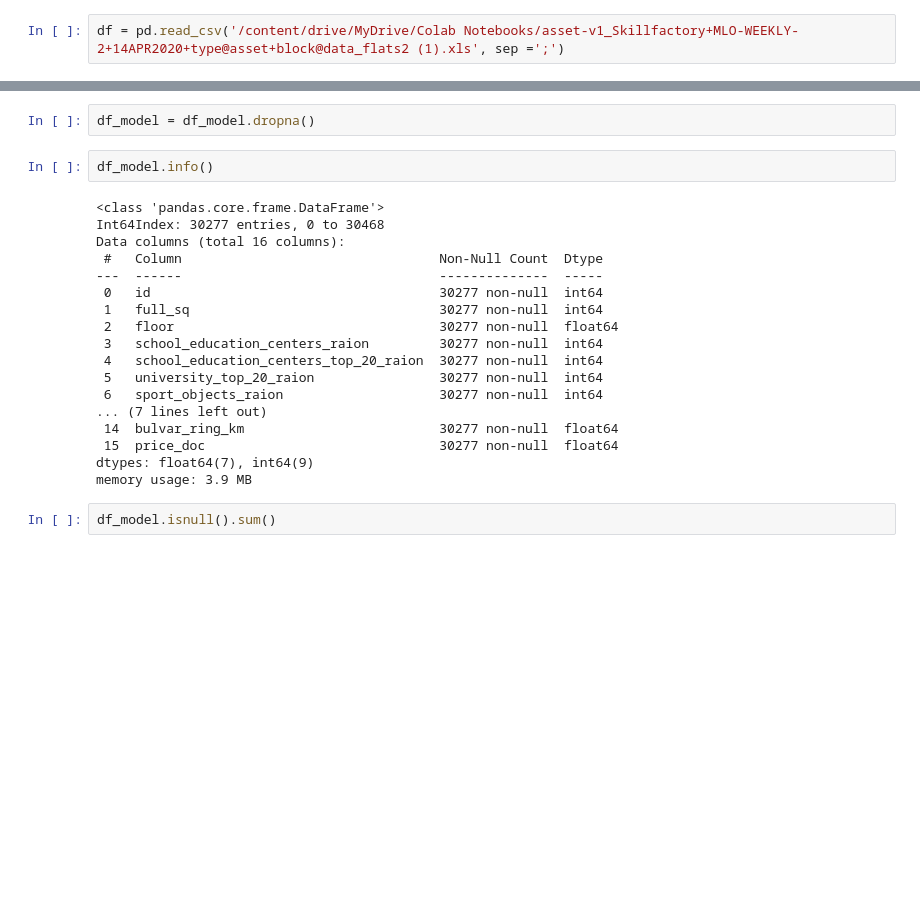
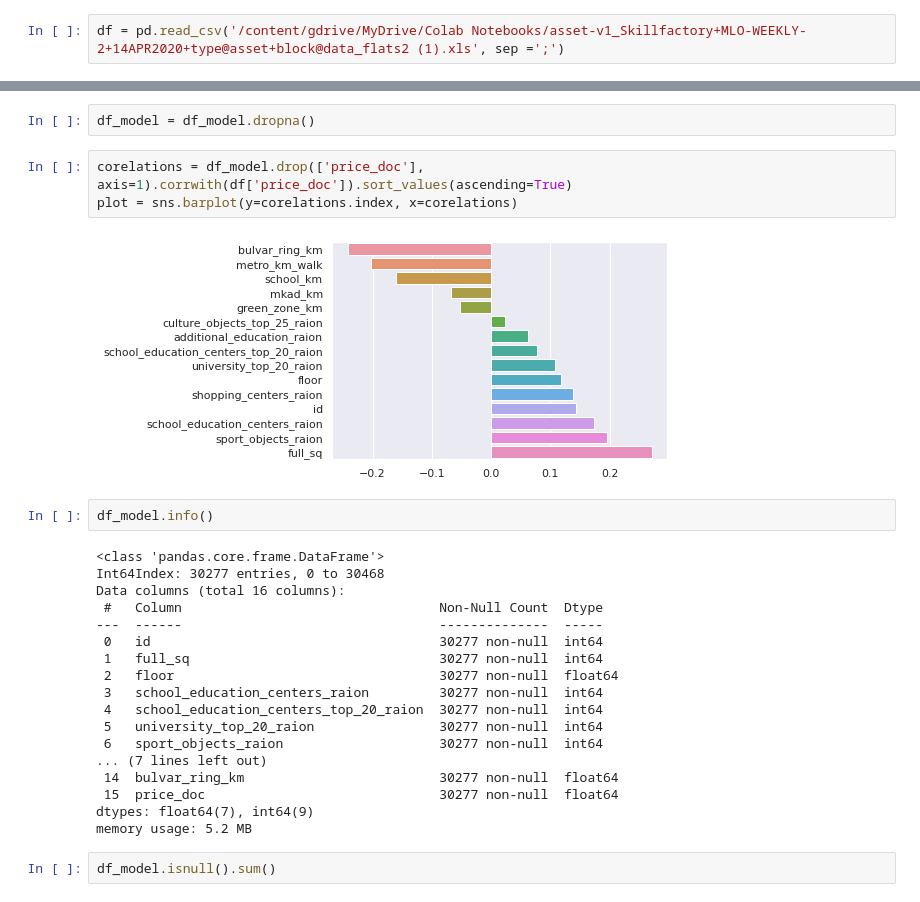
Before and after one commit to andrian2020/Skill_github, a Jupyter notebook: LinearRegression_practice.ipynb, the cells around one changed output, grey strips where cells are left out. Saved outputs shown, nothing was run; the diff lists cells and outputs as text; blank space fills up the shorter version.

```diff
--- a/LinearRegression_practice.ipynb
+++ b/LinearRegression_practice.ipynb
@@ -19,5 +19,5 @@ Mounted at /content/gdrive
 # %%
-df = pd.read_csv('/content/drive/MyDrive/Colab Notebooks/asset-v1_Skillfactory+MLO-WEEKLY-2+14APR2020+type@asset+block@data_flats2 (1).xls', sep =';')
+df = pd.read_csv('/content/gdrive/MyDrive/Colab Notebooks/asset-v1_Skillfactory+MLO-WEEKLY-2+14APR2020+type@asset+block@data_flats2 (1).xls', sep =';')
 # %%
 df.head()
 # %% [output]
@@ -102,6 +98,11 @@ df.price_doc.hist()
 df_model = df.drop(['preschool_education_centers_raion','kindergarten_km','park_km','kremlin_km','life_sq'],axis=1)
 # %%
 df_model = df_model.dropna()
+# %%
+corelations = df_model.drop(['price_doc'], axis=1).corrwith(df['price_doc']).sort_values(ascending=True)
+plot = sns.barplot(y=corelations.index, x=corelations)
+# %% [output]
+[figure, added]
 # %%
 df_model.info()
 # %% [output]
@@ -121,7 +122,7 @@ Data columns (total 16 columns):
  14  bulvar_ring_km                         30277 non-null  float64
  15  price_doc                              30277 non-null  float64
 dtypes: float64(7), int64(9)
-memory usage: 3.9 MB
+memory usage: 5.2 MB
 # %%
 df_model.isnull().sum()
 # %% [output]
```
Also changed, not shown: parts of 3 cells of this notebook.
